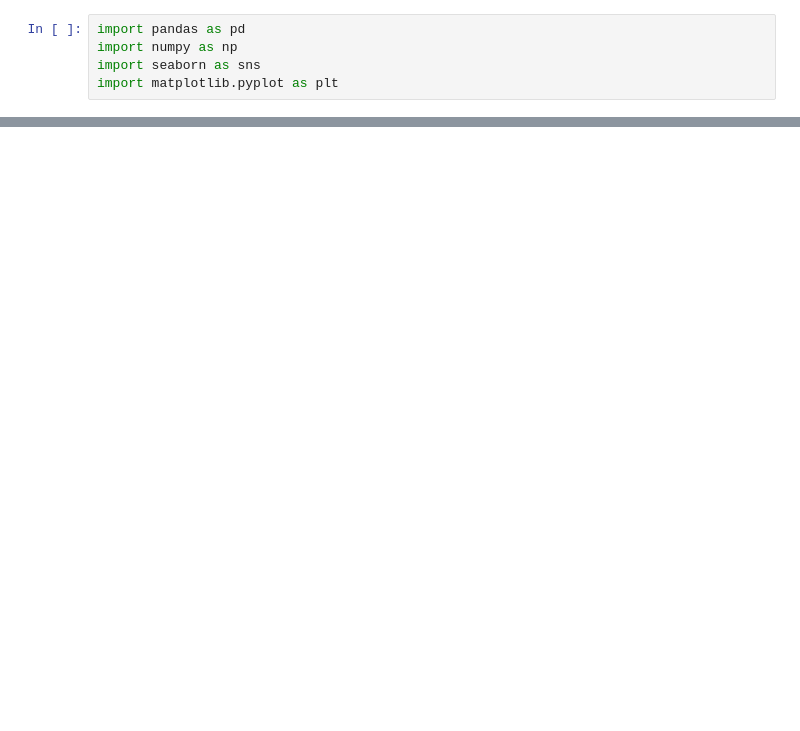
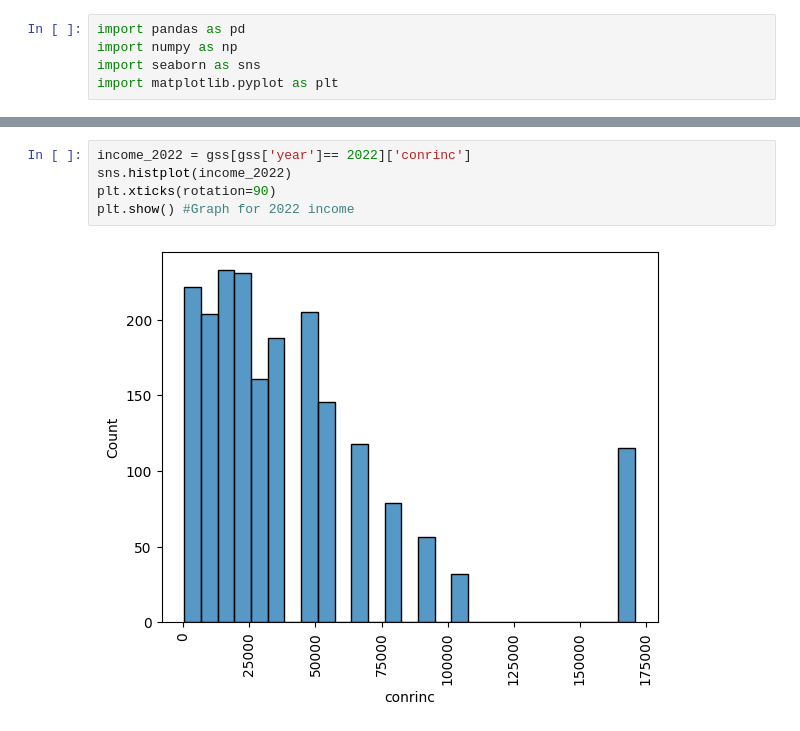
Before and after one commit to imdressel/project_gss, a Jupyter notebook: GSS_Rhiannon's_part.ipynb, the cells around one changed output, grey strips where cells are left out. Drawn from its saved outputs; the diff is of its cells as text; blank space fills up the shorter version.

```diff
--- a/GSS_Rhiannon's_part.ipynb
+++ b/GSS_Rhiannon's_part.ipynb
@@ -35,0 +43,7 @@ Resolving deltas: 100% (31/31), done.
+# %%
+income_2022 = gss[gss['year']== 2022]['conrinc']
+sns.histplot(income_2022)
+plt.xticks(rotation=90)
+plt.show() #Graph for 2022 income
+# %% [output]
+[figure, added]
```
Also changed, not shown: parts of 7 cells of this notebook.
